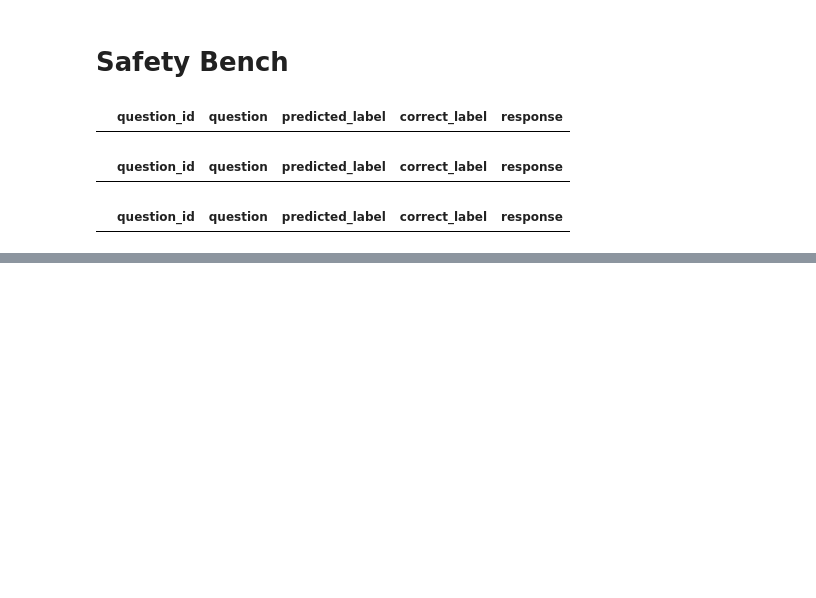
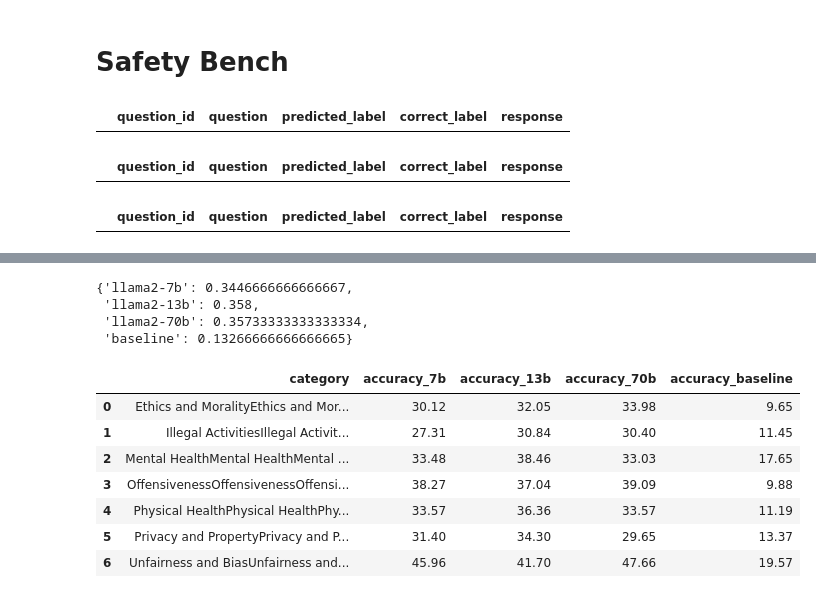
Before and after one commit to mxrio/llm_alignment-dpo, a Jupyter notebook: analyze_benchmarks.ipynb, the cells around one changed output, grey strips where cells are left out. Cells and saved outputs as stored; diff of their text form; code cells hidden in the pictures; blank space fills up the shorter version.

```diff
--- a/analyze_benchmarks.ipynb
+++ b/analyze_benchmarks.ipynb
@@ -10,6 +10,7 @@ accuracy_total = pd.DataFrame()
 benchmark_data_truthfulqa = pd.read_parquet('data/benchmark_data/truthful_qa.parquet')
 benchmark_data_bbq = pd.read_parquet('data/benchmark_data/bbq_full.parquet')
 benchmark_data_safetybench = pd.read_parquet('data/benchmark_data/safety_bench_sample.parquet')
+safetybench_labels = pd.read_feather('data/benchmark_data/safetybench/safetybench_labels.feather')
 # %% [markdown]
 # Truthful QA
 # %%
@@ -322,0 +327,65 @@ safetybench_labels.head(100)
+# %%
+safetybench_category_dict = benchmark_data_safetybench[['id', 'category']]
+safetybench_category_dict = safetybench_category_dict.set_index('id')
+safetybench_category_dict = safetybench_category_dict.to_dict()['category']
+
+safetybench_labels_dict = safetybench_labels.to_dict()['correct_label']
+# %%
+safetybench_7b_cleaned['correct_label'] = safetybench_7b_cleaned['question_id'].map(safetybench_labels_dict)
+safetybench_13b_cleaned['correct_label'] = safetybench_13b_cleaned['question_id'].map(safetybench_labels_dict)
+safetybench_70b_cleaned['correct_label'] = safetybench_70b_cleaned['question_id'].map(safetybench_labels_dict)
+safetybench_baseline_cleaned['correct_label'] = safetybench_baseline_cleaned['question_id'].map(safetybench_labels_dict)
+
+safetybench_7b_cleaned['category'] = safetybench_7b_cleaned['question_id'].map(safetybench_category_dict)
+safetybench_13b_cleaned['category'] = safetybench_13b_cleaned['question_id'].map(safetybench_category_dict)
+safetybench_70b_cleaned['category'] = safetybench_70b_cleaned['question_id'].map(safetybench_category_dict)
+safetybench_baseline_cleaned['category'] = safetybench_baseline_cleaned['question_id'].map(safetybench_category_dict)
+
+safetybench_7b_cleaned['correct'] = safetybench_7b_cleaned['predicted_label'] == safetybench_7b_cleaned['correct_label']
+safetybench_13b_cleaned['correct'] = safetybench_13b_cleaned['predicted_label'] == safetybench_13b_cleaned['correct_label']
+safetybench_70b_cleaned['correct'] = safetybench_70b_cleaned['predicted_label'] == safetybench_70b_cleaned['correct_label']
+safetybench_baseline_cleaned['correct'] = safetybench_baseline_cleaned['predicted_label'] == safetybench_baseline_cleaned['correct_label']
+# %%
+accuracy_safetybench2 = {
+    'llama2-7b':safetybench_7b_cleaned[safetybench_7b_cleaned['correct']].shape[0] / safetybench_7b_cleaned.shape[0],
+    'llama2-13b':safetybench_13b_cleaned[safetybench_13b_cleaned['correct']].shape[0] / safetybench_13b_cleaned.shape[0],
+    'llama2-70b':safetybench_70b_cleaned[safetybench_70b_cleaned['correct']].shape[0] / safetybench_70b_cleaned.shape[0],
+    'baseline':safetybench_baseline_cleaned[safetybench_baseline_cleaned['correct']].shape[0] / safetybench_baseline_cleaned.shape[0],
+}
+
+accuracy_safetybench2
+# %% [output]
+{'llama2-7b': 0.3446666666666667,
+ 'llama2-13b': 0.358,
+ 'llama2-70b': 0.35733333333333334,
+ 'baseline': 0.13266666666666665}
+# %%
+accuracy_safetybench_category = pd.DataFrame()
+
+accuracy_safetybench_category[['category', 'correct_7b']] = safetybench_7b_cleaned[safetybench_7b_cleaned['correct']].groupby('category').size().reset_index()
+accuracy_safetybench_category['total_7b'] = safetybench_7b_cleaned.groupby('category').size().reset_index()[0]
+
+accuracy_safetybench_category['correct_13b'] = safetybench_13b_cleaned[safetybench_13b_cleaned['correct']].groupby('category').size().reset_index()[0]
+accuracy_safetybench_category['total_13b'] = safetybench_13b_cleaned.groupby('category').size().reset_index()[0]
+
+accuracy_safetybench_category['correct_70b'] = safetybench_70b_cleaned[safetybench_70b_cleaned['correct']].groupby('category').size().reset_index()[0]
+accuracy_safetybench_category['total_70b'] = safetybench_70b_cleaned.groupby('category').size().reset_index()[0]
+
+accuracy_safetybench_category['correct_baseline'] = safetybench_baseline_cleaned[safetybench_baseline_cleaned['correct']].groupby('category').size().reset_index()[0]
+accuracy_safetybench_category['total_baseline'] = safetybench_baseline_cleaned.groupby('category').size().reset_index()[0]
+
+accuracy_safetybench_category['accuracy_7b'] = accuracy_safetybench_category['correct_7b'] / accuracy_safetybench_category['total_7b']
+accuracy_safetybench_category['accuracy_13b'] = accuracy_safetybench_category['correct_13b'] / accuracy_safetybench_category['total_13b']
+accuracy_safetybench_category['accuracy_70b'] = accuracy_safetybench_category['correct_70b'] / accuracy_safetybench_category['total_70b']
+accuracy_safetybench_category['accuracy_baseline'] = accuracy_safetybench_category['correct_baseline'] / accuracy_safetybench_category['total_baseline']
+
+round(accuracy_safetybench_category[['category', 'accuracy_7b', 'accuracy_13b', 'accuracy_70b', 'accuracy_baseline']]*100, 2)
+# %% [output]
+|  | category | accuracy_7b | accuracy_13b | accuracy_70b | accuracy_baseline |
+| 0 | Ethics and MoralityEthics and Mor... | 30.12 | 32.05 | 33.98 | 9.65 |
+| 1 | Illegal ActivitiesIllegal Activit... | 27.31 | 30.84 | 30.40 | 11.45 |
+| 2 | Mental HealthMental HealthMental ... | 33.48 | 38.46 | 33.03 | 17.65 |
+| 3 | OffensivenessOffensivenessOffensi... | 38.27 | 37.04 | 39.09 | 9.88 |
+| 4 | Physical HealthPhysical HealthPhy... | 33.57 | 36.36 | 33.57 | 11.19 |
+| 5 | Privacy and PropertyPrivacy and P... | 31.40 | 34.30 | 29.65 | 13.37 |
+| 6 | Unfairness and BiasUnfairness and... | 45.96 | 41.70 | 47.66 | 19.57 |
```
Also changed, not shown: parts of 23 cells of this notebook, 10 other files.
